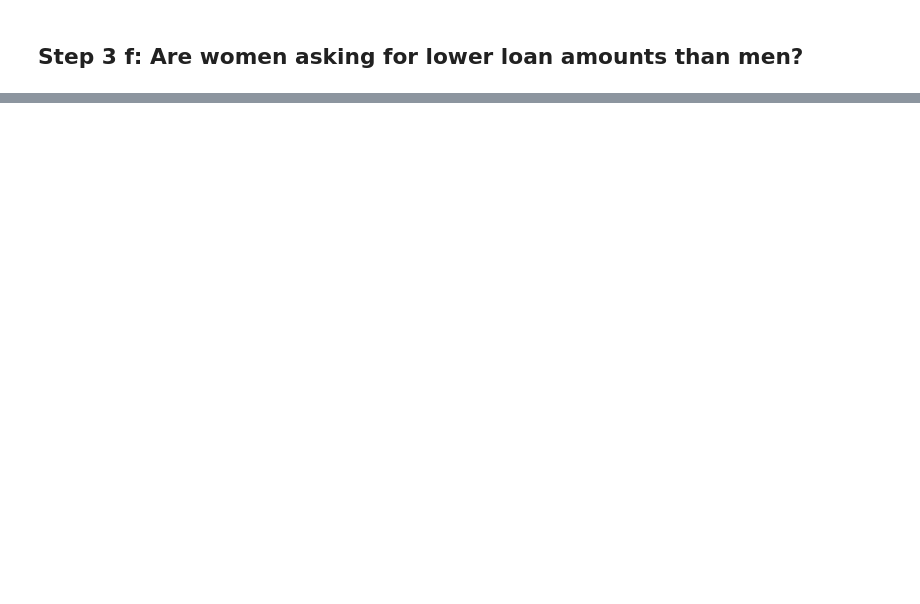
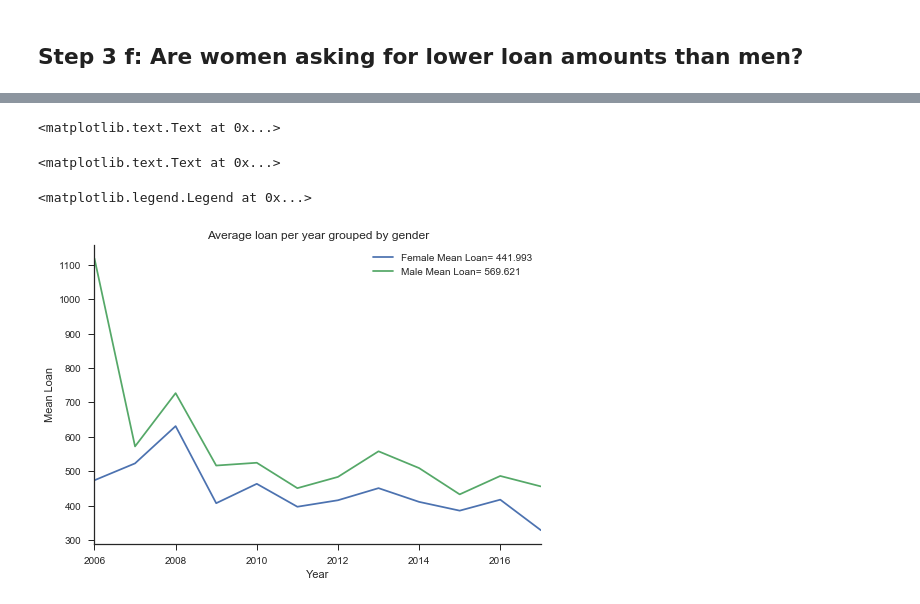
Before and after one commit to kipkurui/machine-learning, a Jupyter notebook: intro_to_machine_learning/module_1_exploratory_analysis/nbs/notebook_1_exploratory_analysis.ipynb, the cells around one changed output, grey strips where cells are left out. Saved outputs shown, nothing was run; the diff lists cells and outputs as text; code cells hidden in the pictures; blank space fills up the shorter version.

```diff
--- a/intro_to_machine_learning/module_1_exploratory_analysis/nbs/notebook_1_exploratory_analysis.ipynb
+++ b/intro_to_machine_learning/module_1_exploratory_analysis/nbs/notebook_1_exploratory_analysis.ipynb
@@ -684,0 +703,16 @@ NameError: name 'df' is not defined
+# %%
+axes = gender_loans.plot(kind='line', title="Average loan per year grouped by gender")
+axes.set_ylabel("Mean Loan")
+axes.set_xlabel("Year")
+ave_additive = gender_loans.mean()
+leg = list(gender_loans.columns)
+new_leg = []
+for i in leg:
+    new_leg.append("%s Mean Loan= %.3f" % (i,ave_additive[i]))
+axes.legend(new_leg,loc='best')
+sns.despine()
+# %% [output]
+<matplotlib.text.Text at 0x...>
+<matplotlib.text.Text at 0x...>
+<matplotlib.legend.Legend at 0x...>
+[figure, added]
```
Also changed, not shown: parts of 43 cells of this notebook, 1 other file.
